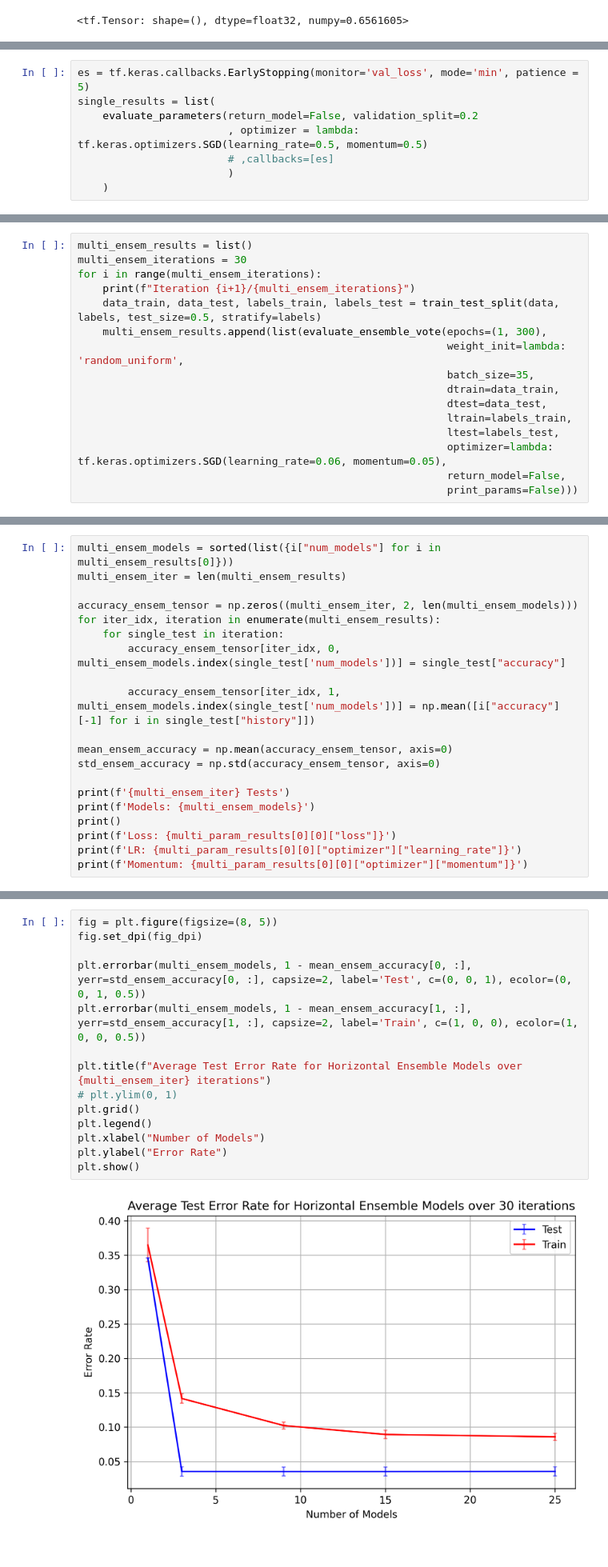
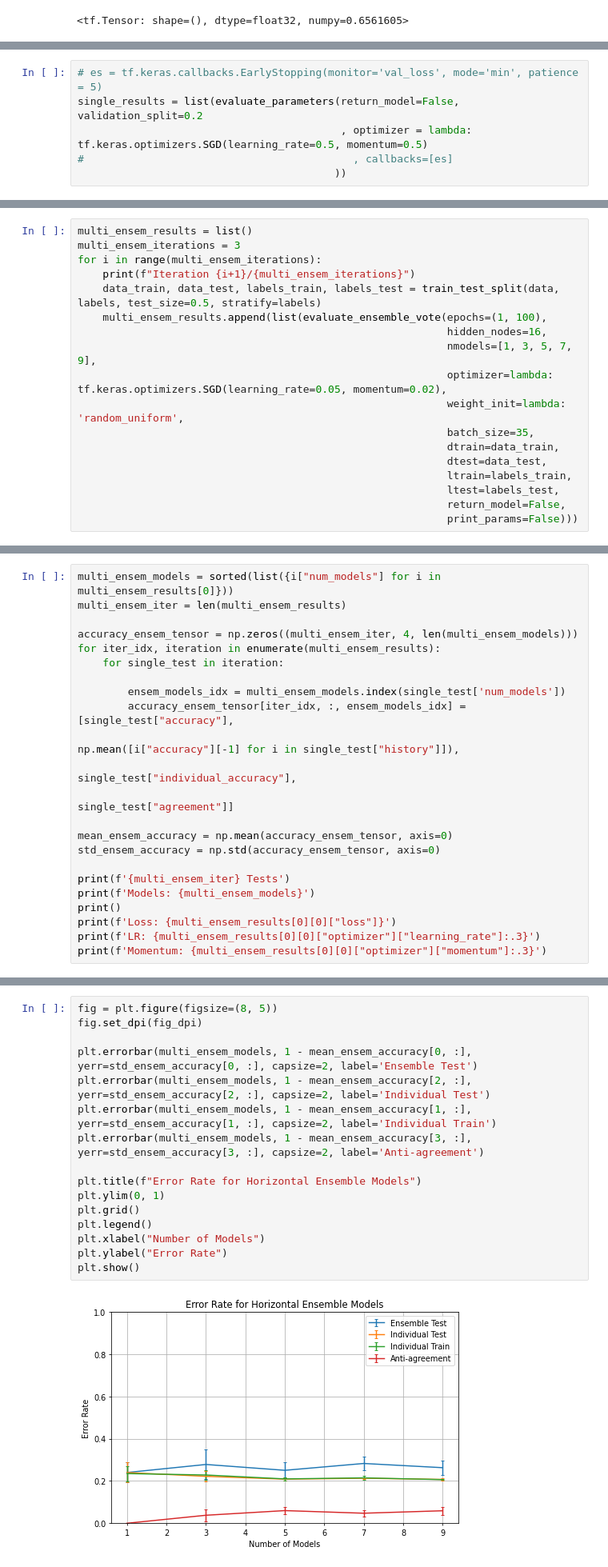
Before and after one commit to Sarsoo/SLP-Training, a Jupyter notebook: nncw.ipynb, the cells around one changed output, grey strips where cells are left out. Shown at 80% size. Cells and saved outputs as stored; diff of their text form.

Commit message:
exp2 agreement, individual accuracy

```diff
--- a/nncw.ipynb
+++ b/nncw.ipynb
@@ -200,13 +205,11 @@ def evaluate_parameters(hidden_nodes=hidden_nodes,
 ## Single Iteration
 Run a single iteration of epoch/layer investigations
 # %%
-es = tf.keras.callbacks.EarlyStopping(monitor='val_loss', mode='min', patience = 5)
-single_results = list(
-    evaluate_parameters(return_model=False, validation_split=0.2
-                        , optimizer = lambda: tf.keras.optimizers.SGD(learning_rate=0.5, momentum=0.5)
-                        # ,callbacks=[es]
-                        )
-    )
+# es = tf.keras.callbacks.EarlyStopping(monitor='val_loss', mode='min', patience = 5)
+single_results = list(evaluate_parameters(return_model=False, validation_split=0.2
+                                          , optimizer = lambda: tf.keras.optimizers.SGD(learning_rate=0.5, momentum=0.5)
+#                                           , callbacks=[es]
+                                         ))
 # %% [output]
 Nodes: 2, Epochs: 1
 Nodes: 2, Epochs: 2
@@ -648,18 +698,20 @@ Run multiple iterations of the ensemble model investigations and average
 |3|0.06|0.05|35|16|1 - 300|1, 3, 9, 15, 25|
 # %%
 multi_ensem_results = list()
-multi_ensem_iterations = 30
+multi_ensem_iterations = 3
 for i in range(multi_ensem_iterations):
     print(f"Iteration {i+1}/{multi_ensem_iterations}")
     data_train, data_test, labels_train, labels_test = train_test_split(data, labels, test_size=0.5, stratify=labels)
-    multi_ensem_results.append(list(evaluate_ensemble_vote(epochs=(1, 300),
+    multi_ensem_results.append(list(evaluate_ensemble_vote(epochs=(1, 100),
+                                                           hidden_nodes=16,
+                                                           nmodels=[1, 3, 5, 7, 9],
+                                                           optimizer=lambda: tf.keras.optimizers.SGD(learning_rate=0.05, momentum=0.02),
                                                            weight_init=lambda: 'random_uniform',
                                                            batch_size=35,
                                                            dtrain=data_train,
                                                            dtest=data_test,
                                                            ltrain=labels_train,
                                                            ltest=labels_test,
-                                                           optimizer=lambda: tf.keras.optimizers.SGD(learning_rate=0.06, momentum=0.05),
                                                            return_model=False,
                                                            print_params=False)))
 # %% [output]
@@ -690,12 +734,15 @@ Create a tensor for holding the accuracy results
 multi_ensem_models = sorted(list({i["num_models"] for i in multi_ensem_results[0]}))
 multi_ensem_iter = len(multi_ensem_results)
 
-accuracy_ensem_tensor = np.zeros((multi_ensem_iter, 2, len(multi_ensem_models)))
+accuracy_ensem_tensor = np.zeros((multi_ensem_iter, 4, len(multi_ensem_models)))
 for iter_idx, iteration in enumerate(multi_ensem_results):
     for single_test in iteration:
-        accuracy_ensem_tensor[iter_idx, 0, multi_ensem_models.index(single_test['num_models'])] = single_test["accuracy"]
 
-        accuracy_ensem_tensor[iter_idx, 1, multi_ensem_models.index(single_test['num_models'])] = np.mean([i["accuracy"][-1] for i in single_test["history"]])
+        ensem_models_idx = multi_ensem_models.index(single_test['num_models'])
+        accuracy_ensem_tensor[iter_idx, :, ensem_models_idx] = [single_test["accuracy"],
+                                                                np.mean([i["accuracy"][-1] for i in single_test["history"]]),
+                                                                single_test["individual_accuracy"],
+                                                                single_test["agreement"]]
 
 mean_ensem_accuracy = np.mean(accuracy_ensem_tensor, axis=0)
 std_ensem_accuracy = np.std(accuracy_ensem_tensor, axis=0)
@@ -703,6 +750,6 @@ std_ensem_accuracy = np.std(accuracy_ensem_tensor, axis=0)
 print(f'{multi_ensem_iter} Tests')
 print(f'Models: {multi_ensem_models}')
 print()
-print(f'Loss: {multi_param_results[0][0]["loss"]}')
-print(f'LR: {multi_param_results[0][0]["optimizer"]["learning_rate"]}')
-print(f'Momentum: {multi_param_results[0][0]["optimizer"]["momentum"]}')
+print(f'Loss: {multi_ensem_results[0][0]["loss"]}')
+print(f'LR: {multi_ensem_results[0][0]["optimizer"]["learning_rate"]:.3}')
+print(f'Momentum: {multi_ensem_results[0][0]["optimizer"]["momentum"]:.3}')
@@ -736,16 +789,18 @@ Models: 9, 96.5% Accurate
 # %%
 fig = plt.figure(figsize=(8, 5))
 fig.set_dpi(fig_dpi)
 
-plt.errorbar(multi_ensem_models, 1 - mean_ensem_accuracy[0, :], yerr=std_ensem_accuracy[0, :], capsize=2, label='Test', c=(0, 0, 1), ecolor=(0, 0, 1, 0.5))
-plt.errorbar(multi_ensem_models, 1 - mean_ensem_accuracy[1, :], yerr=std_ensem_accuracy[1, :], capsize=2, label='Train', c=(1, 0, 0), ecolor=(1, 0, 0, 0.5))
+plt.errorbar(multi_ensem_models, 1 - mean_ensem_accuracy[0, :], yerr=std_ensem_accuracy[0, :], capsize=2, label='Ensemble Test')
+plt.errorbar(multi_ensem_models, 1 - mean_ensem_accuracy[2, :], yerr=std_ensem_accuracy[2, :], capsize=2, label='Individual Test')
+plt.errorbar(multi_ensem_models, 1 - mean_ensem_accuracy[1, :], yerr=std_ensem_accuracy[1, :], capsize=2, label='Individual Train')
+plt.errorbar(multi_ensem_models, 1 - mean_ensem_accuracy[3, :], yerr=std_ensem_accuracy[3, :], capsize=2, label='Anti-agreement')
 
-plt.title(f"Average Test Error Rate for Horizontal Ensemble Models over {multi_ensem_iter} iterations")
-# plt.ylim(0, 1)
+plt.title(f"Error Rate for Horizontal Ensemble Models")
+plt.ylim(0, 1)
 plt.grid()
 plt.legend()
 plt.xlabel("Number of Models")
 plt.ylabel("Error Rate")
 plt.show()
 # %% [output]
-[figure, old version]
+[figure, new version]
```
Also changed, not shown: parts of 27 cells of this notebook, 1 other file.
